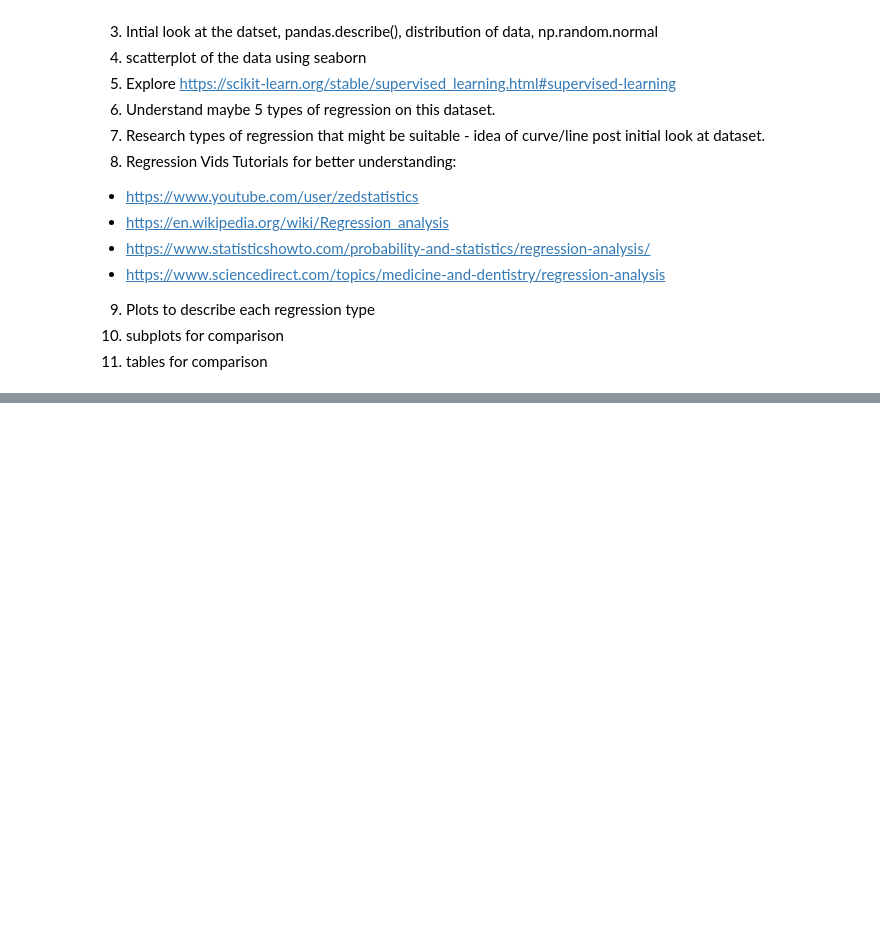
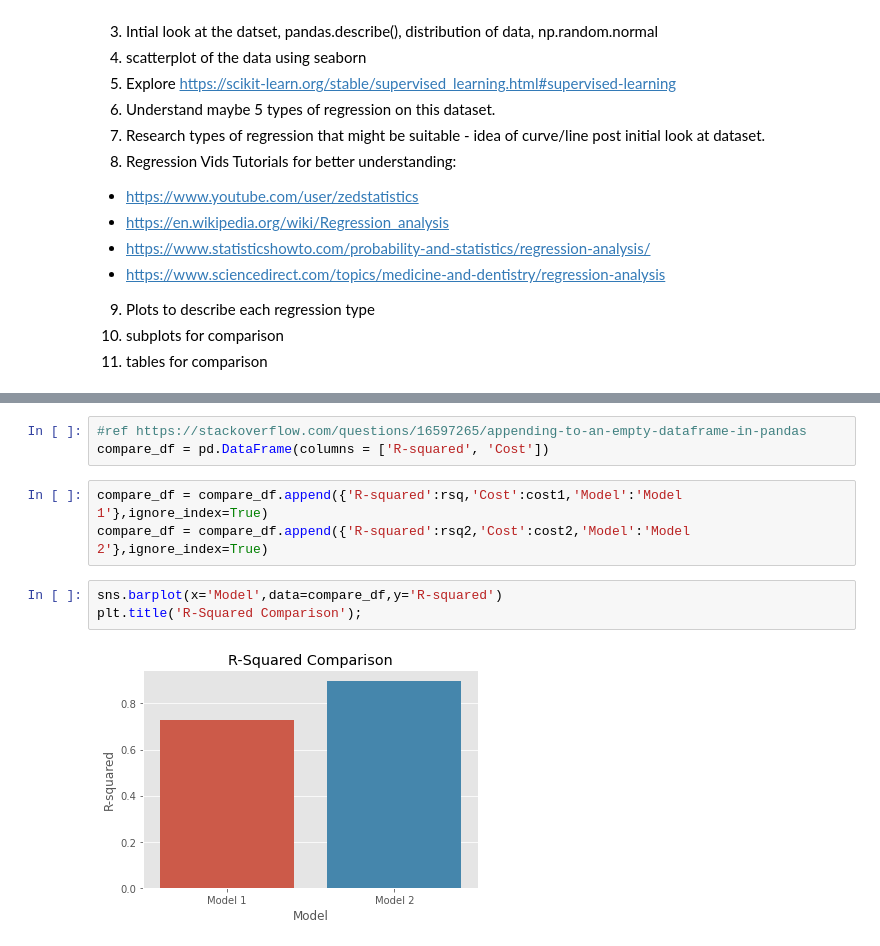
Before and after one commit to conor1982/FofDA_Project, a Jupyter notebook: FofDA_Project_2020.ipynb, the cells around one changed output, grey strips where cells are left out. Saved outputs shown, nothing was run; the diff lists cells and outputs as text; blank space fills up the shorter version.

```diff
--- a/FofDA_Project_2020.ipynb
+++ b/FofDA_Project_2020.ipynb
@@ -28,0 +233,11 @@ other types of regression on this data set
+# %%
+#ref https://stackoverflow.com/questions/16597265/appending-to-an-empty-dataframe-in-pandas
+compare_df = pd.DataFrame(columns = ['R-squared', 'Cost'])
+# %%
+compare_df = compare_df.append({'R-squared':rsq,'Cost':cost1,'Model':'Model 1'},ignore_index=True)
+compare_df = compare_df.append({'R-squared':rsq2,'Cost':cost2,'Model':'Model 2'},ignore_index=True)
+# %%
+sns.barplot(x='Model',data=compare_df,y='R-squared')
+plt.title('R-Squared Comparison');
+# %% [output]
+[figure, added]
```
Also changed, not shown: parts of 32 cells of this notebook, 1 other file.
